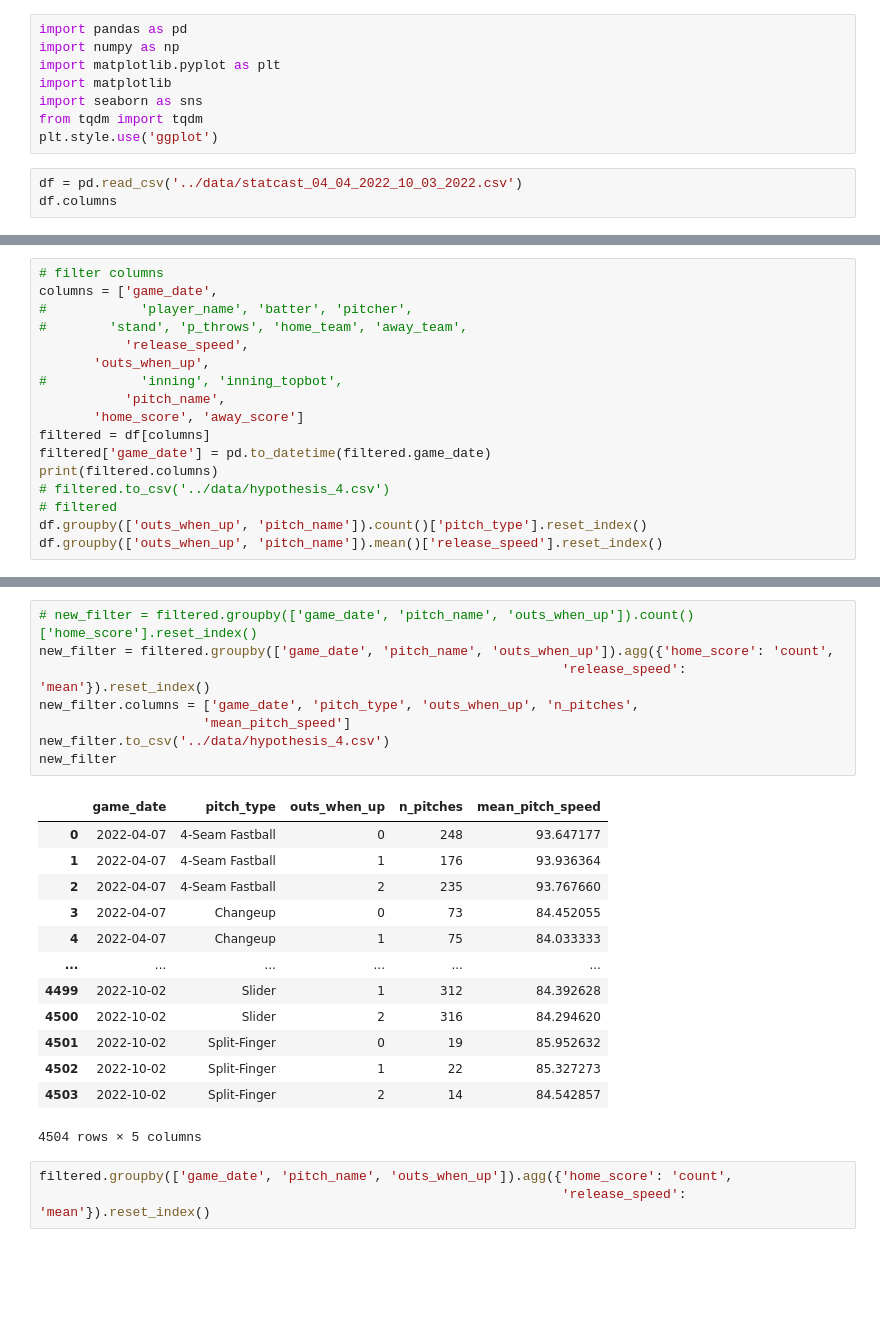
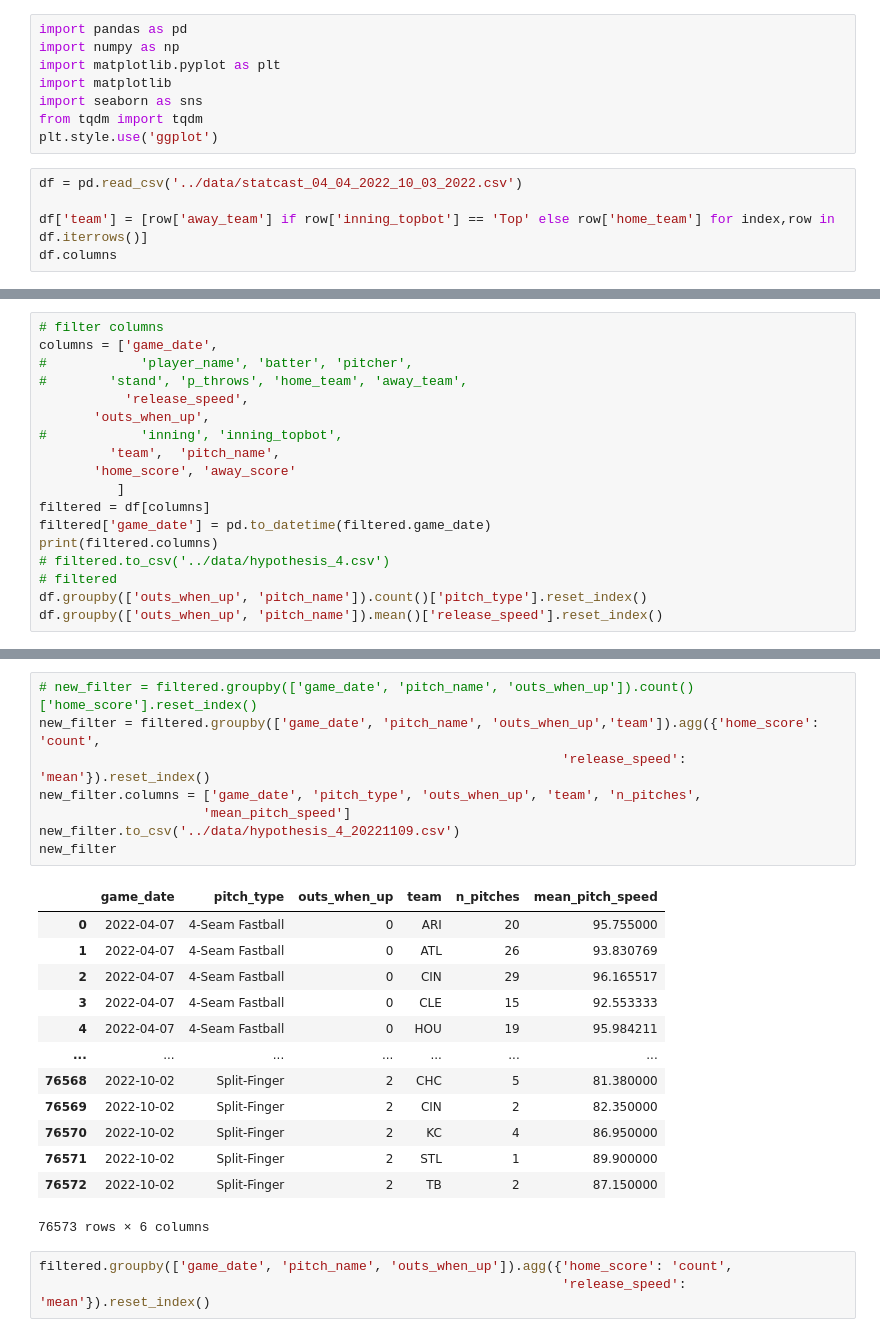
Before and after one commit to arridani/w209-final, a Jupyter notebook: notebooks/hypothesis4_eda.ipynb, the cells around one changed output, grey strips where cells are left out. Saved outputs shown, nothing was run; the diff lists cells and outputs as text; blank space fills up the shorter version.

```diff
--- a/notebooks/hypothesis4_eda.ipynb
+++ b/notebooks/hypothesis4_eda.ipynb
@@ -8,6 +8,8 @@ from tqdm import tqdm
 plt.style.use('ggplot')
 # %%
 df = pd.read_csv('../data/statcast_04_04_2022_10_03_2022.csv')
+
+df['team'] = [row['away_team'] if row['inning_topbot'] == 'Top' else row['home_team'] for index,row in df.iterrows()]
 df.columns
 # %% [output]
 Index(['pitch_type', 'game_date', 'release_speed', 'release_pos_x',
@@ -35,8 +37,9 @@ columns = ['game_date',
            'release_speed',
        'outs_when_up',
 #            'inning', 'inning_topbot',
-           'pitch_name',
-       'home_score', 'away_score']
+         'team',  'pitch_name',
+       'home_score', 'away_score'
+          ]
 filtered = df[columns]
 filtered['game_date'] = pd.to_datetime(filtered.game_date)
 print(filtered.columns)
@@ -72,26 +75,26 @@ Index(['game_date', 'release_speed', 'outs_when_up', 'pitch_name',
 | 32 | 2 | Split-Finger | 87.284409 |
 # %%
 # new_filter = filtered.groupby(['game_date', 'pitch_name', 'outs_when_up']).count()['home_score'].reset_index()
-new_filter = filtered.groupby(['game_date', 'pitch_name', 'outs_when_up']).agg({'home_score': 'count',
+new_filter = filtered.groupby(['game_date', 'pitch_name', 'outs_when_up','team']).agg({'home_score': 'count',
                                                                    'release_speed': 'mean'}).reset_index()
-new_filter.columns = ['game_date', 'pitch_type', 'outs_when_up', 'n_pitches',
+new_filter.columns = ['game_date', 'pitch_type', 'outs_when_up', 'team', 'n_pitches',
                      'mean_pitch_speed']
-new_filter.to_csv('../data/hypothesis_4.csv')
+new_filter.to_csv('../data/hypothesis_4_20221109.csv')
 new_filter
 # %% [output]
-|  | game_date | pitch_type | outs_when_up | n_pitches | mean_pitch_speed |
-| 0 | 2022-04-07 | 4-Seam Fastball | 0 | 248 | 93.647177 |
-| 1 | 2022-04-07 | 4-Seam Fastball | 1 | 176 | 93.936364 |
-| 2 | 2022-04-07 | 4-Seam Fastball | 2 | 235 | 93.767660 |
-| 3 | 2022-04-07 | Changeup | 0 | 73 | 84.452055 |
-| 4 | 2022-04-07 | Changeup | 1 | 75 | 84.033333 |
-| ... | ... | ... | ... | ... | ... |
-| 4499 | 2022-10-02 | Slider | 1 | 312 | 84.392628 |
-| 4500 | 2022-10-02 | Slider | 2 | 316 | 84.294620 |
-| 4501 | 2022-10-02 | Split-Finger | 0 | 19 | 85.952632 |
-| 4502 | 2022-10-02 | Split-Finger | 1 | 22 | 85.327273 |
-| 4503 | 2022-10-02 | Split-Finger | 2 | 14 | 84.542857 |
+|  | game_date | pitch_type | outs_when_up | team | n_pitches | mean_pitch_speed |
+| 0 | 2022-04-07 | 4-Seam Fastball | 0 | ARI | 20 | 95.755000 |
+| 1 | 2022-04-07 | 4-Seam Fastball | 0 | ATL | 26 | 93.830769 |
+| 2 | 2022-04-07 | 4-Seam Fastball | 0 | CIN | 29 | 96.165517 |
+| 3 | 2022-04-07 | 4-Seam Fastball | 0 | CLE | 15 | 92.553333 |
+| 4 | 2022-04-07 | 4-Seam Fastball | 0 | HOU | 19 | 95.984211 |
+| ... | ... | ... | ... | ... | ... | ... |
+| 76568 | 2022-10-02 | Split-Finger | 2 | CHC | 5 | 81.380000 |
+| 76569 | 2022-10-02 | Split-Finger | 2 | CIN | 2 | 82.350000 |
+| 76570 | 2022-10-02 | Split-Finger | 2 | KC | 4 | 86.950000 |
+| 76571 | 2022-10-02 | Split-Finger | 2 | STL | 1 | 89.900000 |
+| 76572 | 2022-10-02 | Split-Finger | 2 | TB | 2 | 87.150000 |
-4504 rows × 5 columns
+76573 rows × 6 columns
 # %%
 filtered.groupby(['game_date', 'pitch_name', 'outs_when_up']).agg({'home_score': 'count',
                                                                    'release_speed': 'mean'}).reset_index()
```
Also changed, not shown: parts of 2 cells of this notebook, 1 other file.
